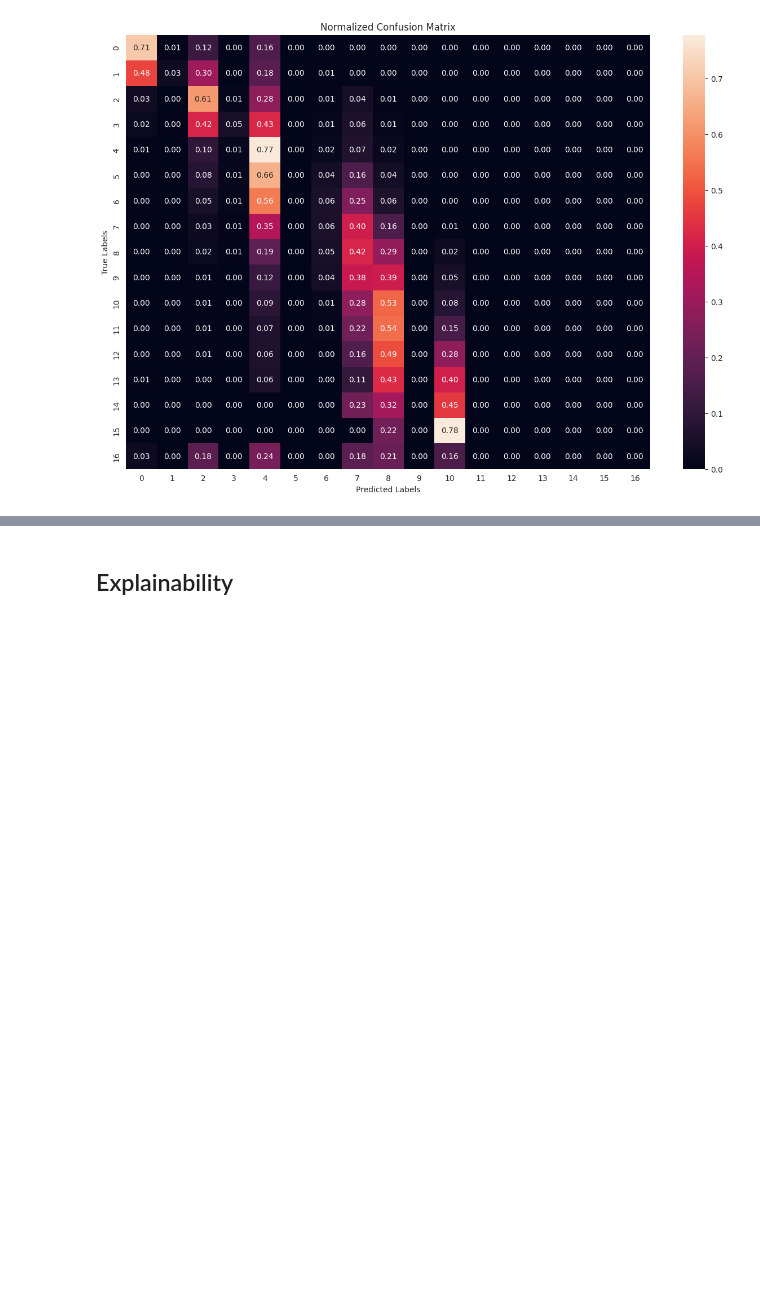
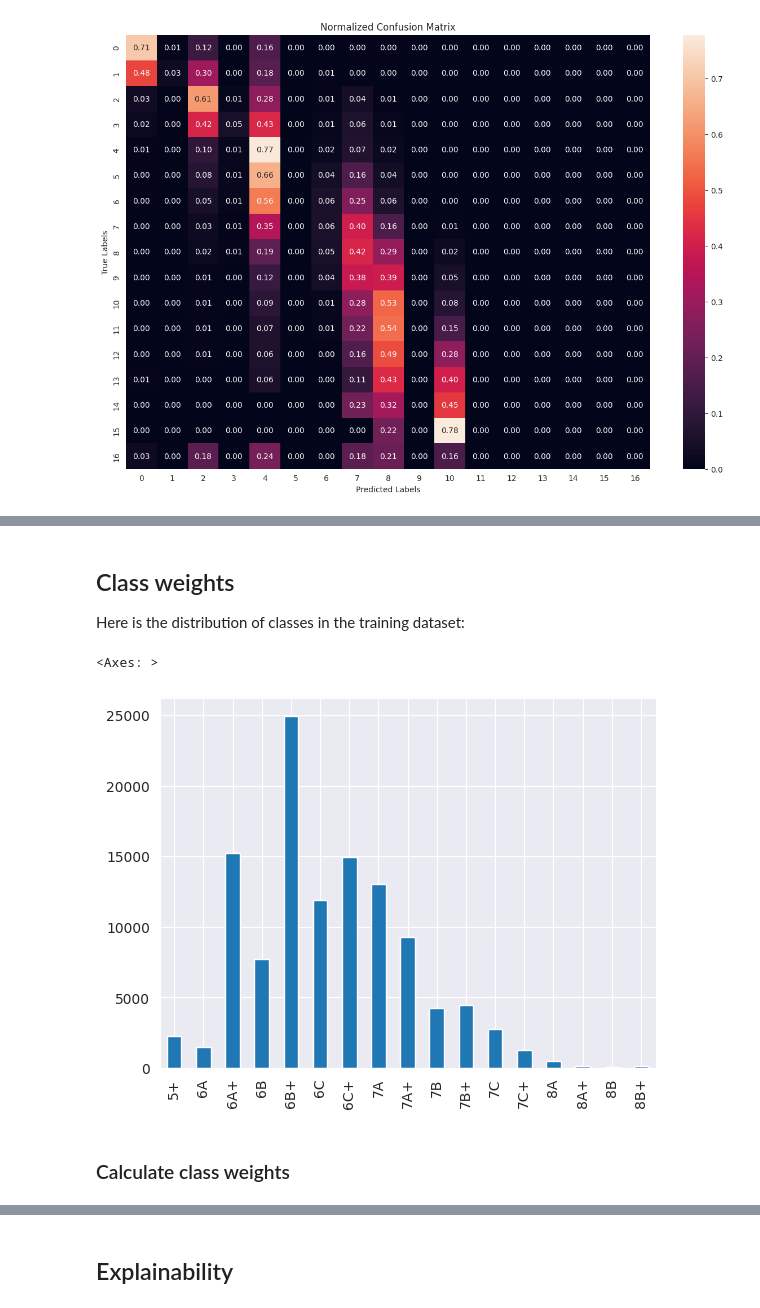
Before and after one commit to theovidal/beta-project, a Jupyter notebook: beta_project.ipynb, the cells around one changed output, grey strips where cells are left out. Saved outputs shown, nothing was run; the diff lists cells and outputs as text; code cells hidden in the pictures; blank space fills up the shorter version.

```diff
--- a/beta_project.ipynb
+++ b/beta_project.ipynb
@@ -600,0 +639,11 @@ Accuracy for grade 8B+: 0.00%
+# %% [markdown]
+## Class weights
+
+Here is the distribution of classes in the training dataset:
+# %%
+train_labels.sum().plot(kind='bar')
+# %% [output]
+<Axes: >
+[figure, added]
+# %% [markdown]
+### Calculate class weights
```
Also changed, not shown: parts of 53 cells of this notebook, 4 other files.
